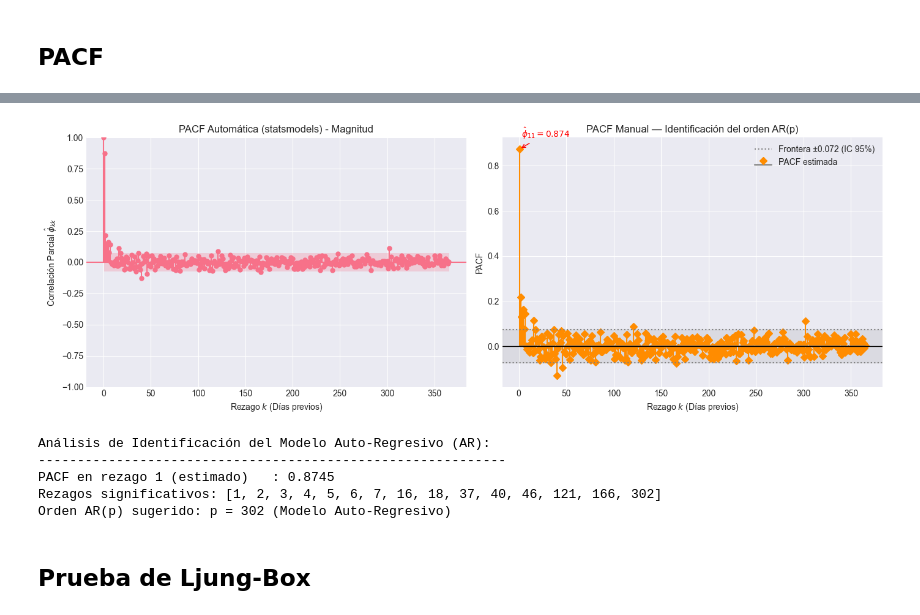
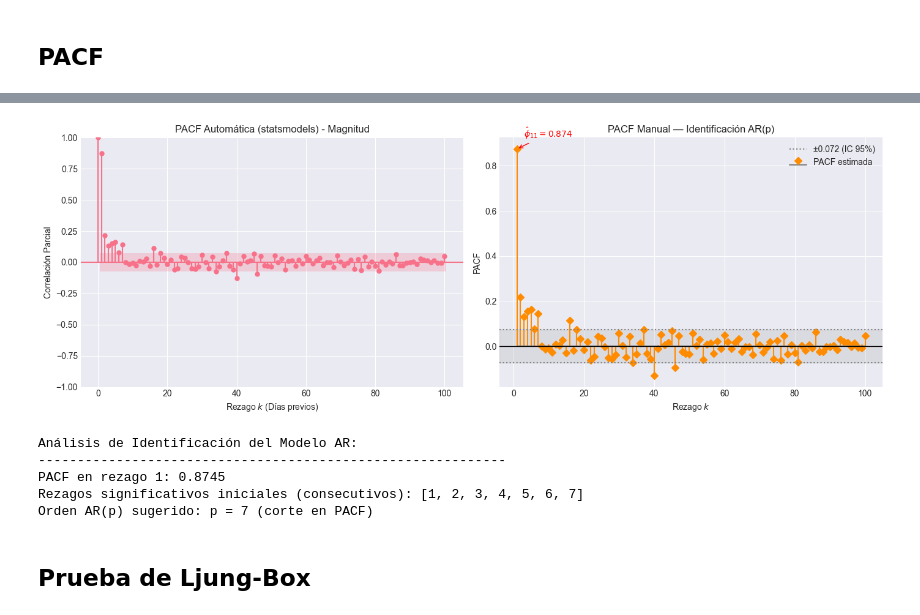
Before and after one commit to vanessalugo04/proyecto_series_tiempo, a Jupyter notebook: principal.ipynb, the cells around one changed output, grey strips where cells are left out. Saved outputs shown, nothing was run; the diff lists cells and outputs as text; code cells hidden in the pictures.

```diff
--- a/principal.ipynb
+++ b/principal.ipynb
@@ -746,61 +753,70 @@ from statsmodels.graphics.tsaplots import plot_pacf
 
 ts_clean = ts.dropna()
 n_obs = len(ts_clean)
-lags_max = 365
+
+lags_max = min(100, int(n_obs / 4))
+
 banda = 1.96 / np.sqrt(n_obs)
 
-# Método YWM
+# Método Yule-Walker modificado
 pacf_vals = pacf(ts_clean, nlags=lags_max, method='ywm')
 
 fig, axes = plt.subplots(1, 2, figsize=(14, 5))
 
-# Panel 1: Gráfica automática de statsmodels
+# Panel 1
 plot_pacf(ts_clean, lags=lags_max, ax=axes[0], method='ywm',
           title='PACF Automática (statsmodels) - Magnitud')
 axes[0].set_xlabel('Rezago $k$ (Días previos)')
-axes[0].set_ylabel('Correlación Parcial $\\hat{\\phi}_{kk}$')
+axes[0].set_ylabel('Correlación Parcial')
 
-# Panel 2: Gráfica manual con análisis detallado
+# Panel 2
 k_vals = np.arange(1, lags_max + 1)
 axes[1].stem(k_vals, pacf_vals[1:], linefmt='darkorange', markerfmt='D',
              basefmt='gray', label='PACF estimada')
 
-# Bandas de confianza e indicador de cero
 axes[1].axhspan(-banda, banda, alpha=0.15, color='gray')
-axes[1].axhline( banda, color='gray', linestyle=':', linewidth=1.5,
-                label=f'Frontera ±{banda:.3f} (IC 95%)')
+axes[1].axhline(banda, color='gray', linestyle=':', linewidth=1.5,
+                label=f'±{banda:.3f} (IC 95%)')
 axes[1].axhline(-banda, color='gray', linestyle=':', linewidth=1.5)
 axes[1].axhline(0, color='black', linewidth=1)
 
-# Anotación dinámica para el rezago 1 (ajustada para no salirse de la gráfica)
+# Anotación rezago 1
 offset_y = 0.05 if pacf_vals[1] >= 0 else -0.05
 axes[1].annotate(
     f'$\\hat{{\\phi}}_{{11}} = {pacf_vals[1]:.3f}$',
     xy=(1, pacf_vals[1]), xytext=(3, pacf_vals[1] + offset_y),
-    arrowprops=dict(arrowstyle='->', color='red'), fontsize=10, color='red')
+    arrowprops=dict(arrowstyle='->', color='red'),
+    fontsize=10, color='red'
+)
 
-axes[1].set_title('PACF Manual — Identificación del orden AR(p)')
-axes[1].set_xlabel('Rezago $k$ (Días previos)')
+axes[1].set_title('PACF Manual — Identificación AR(p)')
+axes[1].set_xlabel('Rezago $k$')
 axes[1].set_ylabel('PACF')
 axes[1].legend(loc='upper right')
 
 plt.tight_layout()
 plt.show()
 
-print("Análisis de Identificación del Modelo Auto-Regresivo (AR):")
+
+print("Análisis de Identificación del Modelo AR:")
 print("-" * 60)
-print(f"PACF en rezago 1 (estimado)   : {pacf_vals[1]:.4f}")
+print(f"PACF en rezago 1: {pacf_vals[1]:.4f}")
 
-# Extraemos todos los rezagos que superan la banda (ignorando el rezago 0)
-sig_pacf = [k for k in range(1, lags_max + 1) if abs(pacf_vals[k]) > banda]
+# 🔧 CORRECCIÓN 2: detectar corte consecutivo
+sig_flags = [abs(pacf_vals[k]) > banda for k in range(1, lags_max + 1)]
 
-print(f"Rezagos significativos: {sig_pacf if sig_pacf else 'Ninguno'}")
+p_sugerido = 0
+for i, flag in enumerate(sig_flags):
+    if flag:
+        p_sugerido += 1
+    else:
+        break  # 👈 aquí está la clave: cortar en el primer no significativo
 
-# Lógica para sugerir el modelo
-if not sig_pacf:
-    print("Orden AR(p) sugerido: p = 0 (Ruido Blanco en la media)")
-elif sig_pacf[0] == 1:
-    print(f"Orden AR(p) sugerido: p = {max(sig_pacf)} (Modelo Auto-Regresivo)")
+print(f"Rezagos significativos iniciales (consecutivos): {list(range(1, p_sugerido+1)) if p_sugerido > 0 else 'Ninguno'}")
+
+# 🔧 CORRECCIÓN 3: lógica correcta
+if p_sugerido == 0:
+    print("Orden AR(p) sugerido: p = 0 (Ruido blanco)")
 else:
-    print("Orden AR(p) sugerido: p = 0 (Los picos lejanos son probablemente espurios/ruido estadístico)")
+    print(f"Orden AR(p) sugerido: p = {p_sugerido} (corte en PACF)")
 # %% [output]
@@ -807,9 +827,9 @@ else:
-[figure, old version]
+[figure, new version]
-Análisis de Identificación del Modelo Auto-Regresivo (AR):
-------------------------------------------------------------
-PACF en rezago 1 (estimado)   : 0.8745
-Rezagos significativos: [1, 2, 3, 4, 5, 6, 7, 16, 18, 37, 40, 46, 121, 166, 302]
-Orden AR(p) sugerido: p = 302 (Modelo Auto-Regresivo)
+Análisis de Identificación del Modelo AR:
+------------------------------------------------------------
+PACF en rezago 1: 0.8745
+Rezagos significativos iniciales (consecutivos): [1, 2, 3, 4, 5, 6, 7]
+Orden AR(p) sugerido: p = 7 (corte en PACF)
 # %% [markdown]
 ## Prueba de Ljung-Box
 # %%
```
Also changed, not shown: parts of 14 cells of this notebook.
